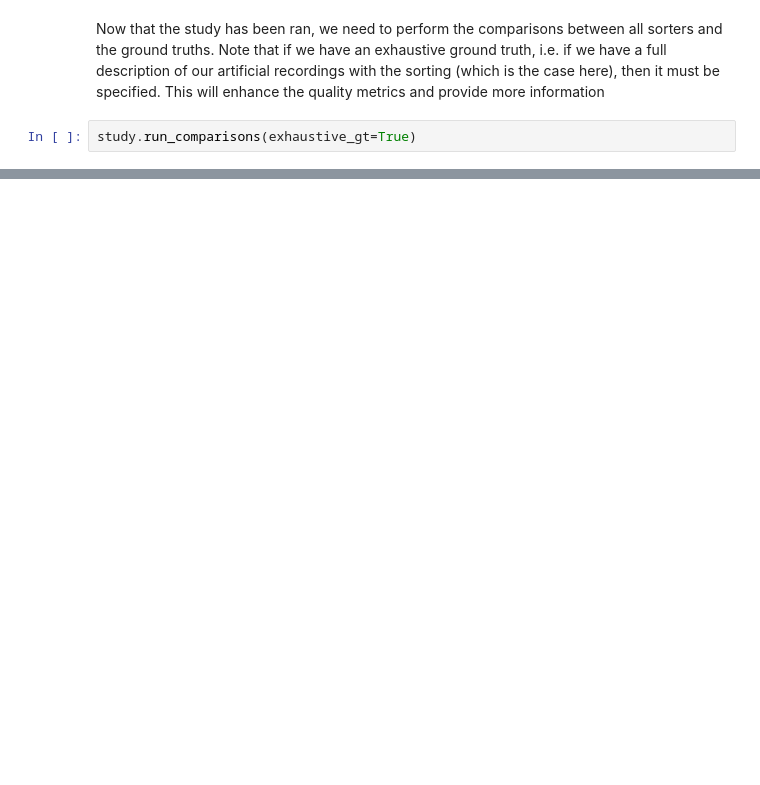
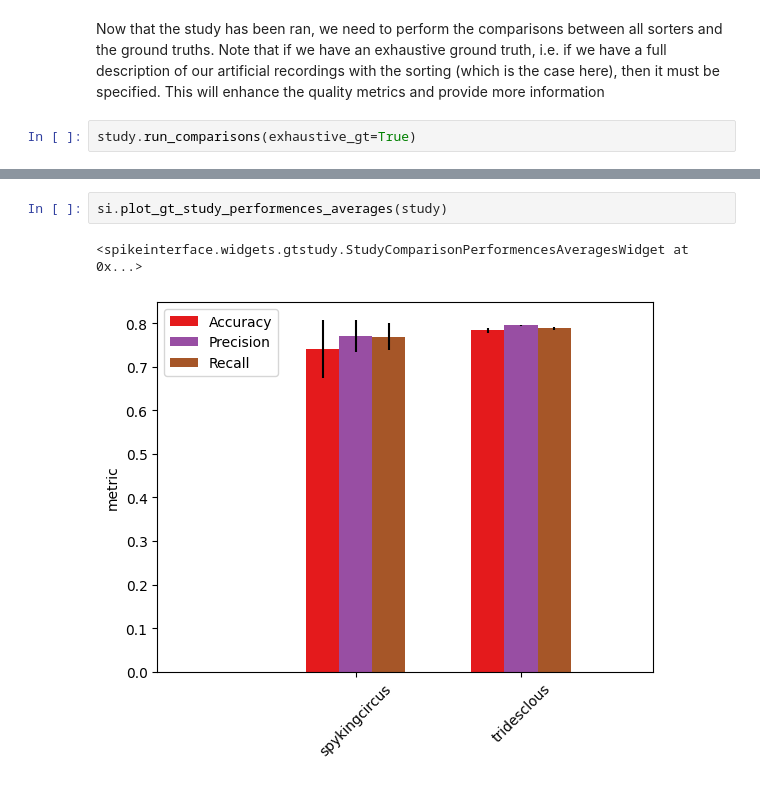
Before and after one commit to samuelgarcia/school_spike_sorting_lyon_2021, a Jupyter notebook: Practice_3_benchmark_some_sorters/practice_3_benchmark_sorters.ipynb, the cells around one changed output, grey strips where cells are left out. Cells and saved outputs as stored; diff of their text form; blank space fills up the shorter version.

```diff
--- a/Practice_3_benchmark_some_sorters/practice_3_benchmark_sorters.ipynb
+++ b/Practice_3_benchmark_some_sorters/practice_3_benchmark_sorters.ipynb
@@ -258,0 +258,5 @@ si.plot_gt_study_performences(study)
+# %%
+si.plot_gt_study_performences_averages(study)
+# %% [output]
+<spikeinterface.widgets.gtstudy.StudyComparisonPerformencesAveragesWidget at 0x...>
+[figure, added]
```
Also changed, not shown: parts of 13 cells of this notebook.
